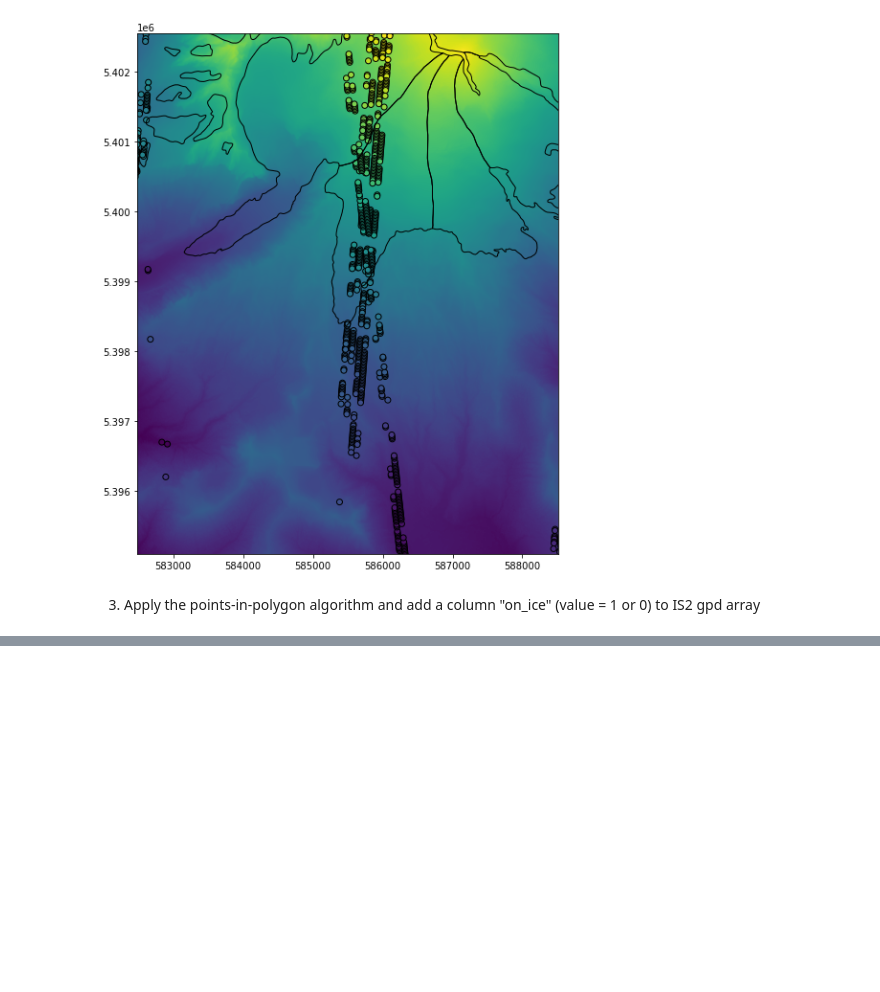
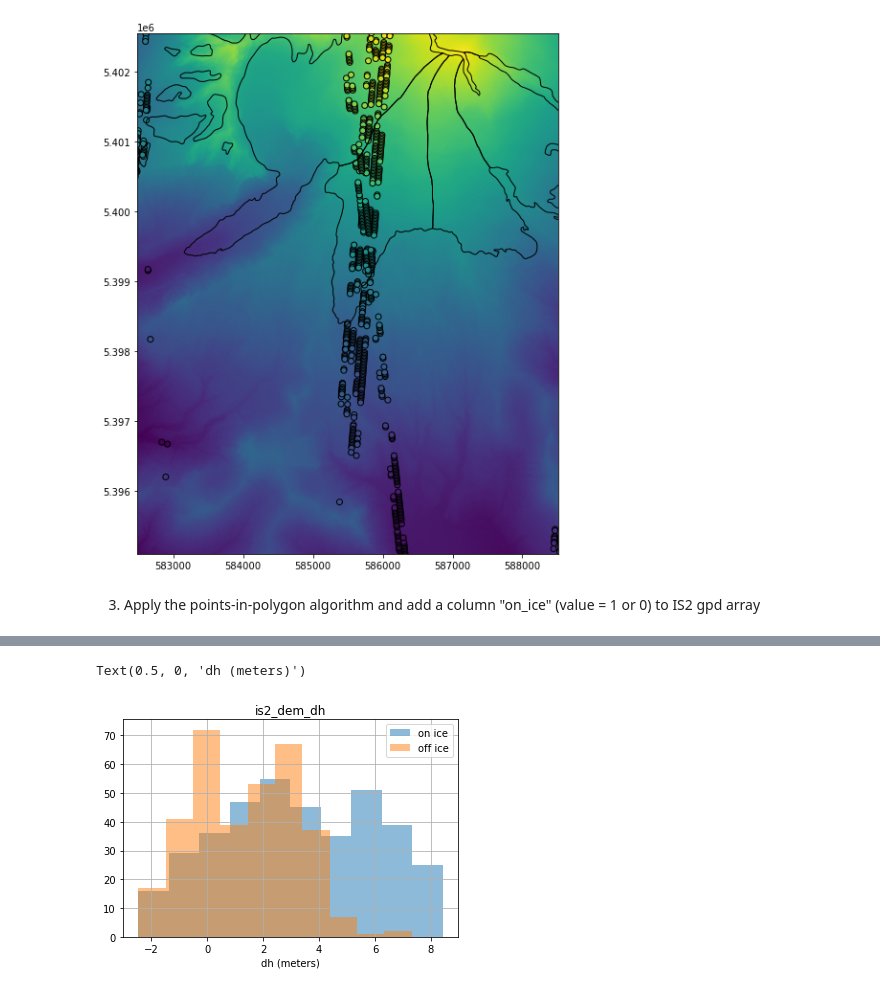
Before and after one commit to ICESAT-2HackWeek/Assimilation, a Jupyter notebook: contributors/whyjz/clip.ipynb, the cells around one changed output, grey strips where cells are left out. Drawn from its saved outputs; the diff is of its cells as text; code cells hidden in the pictures; blank space fills up the shorter version.

```diff
--- a/contributors/whyjz/clip.ipynb
+++ b/contributors/whyjz/clip.ipynb
@@ -94,0 +103,5 @@ NameError: name 'plt' is not defined
+# %%
+is2_gpd = dem.Sample(is2_gpd)
+# %%
+is2_gpd['is2_dem_dh'] = is2_gpd['h_li'] - is2_gpd['h_dem']
+is2_gpd
@@ -94,0 +124,5 @@ NameError: name 'plt' is not defined
+# %%
+# x.between(x.quantile(.15), x.quantile(.85))
+goodpts_idx = is2_gpd['is2_dem_dh'].between(is2_gpd['is2_dem_dh'].quantile(.1), is2_gpd['is2_dem_dh'].quantile(.9))
+# goodpts_idx = is2_gpd['is2_dem_dh'].between(-20, 20)
+is2_gpd['is2_dem_dh'][goodpts_idx].describe()
@@ -95 +139,13 @@ NameError: name 'plt' is not defined
+# %%
+is2_gpd_good = is2_gpd[goodpts_idx]
+is2_gpd_good_onice  = is2_gpd_good[is2_gpd_good['on_ice'] == True]
+is2_gpd_good_office = is2_gpd_good[is2_gpd_good['on_ice'] == False]
+fix, ax = plt.subplots()
+is2_gpd_good_onice.hist(column='is2_dem_dh', ax=ax, label='on ice', alpha=0.5)
+is2_gpd_good_office.hist(column='is2_dem_dh', ax=ax, label='off ice', alpha=0.5)
+ax.legend()
+ax.set_xlabel('dh (meters)')
+# %% [output]
+Text(0.5, 0, 'dh (meters)')
+[figure, added]
 # %%
```
Also changed, not shown: parts of 9 cells of this notebook, 2 other files.
